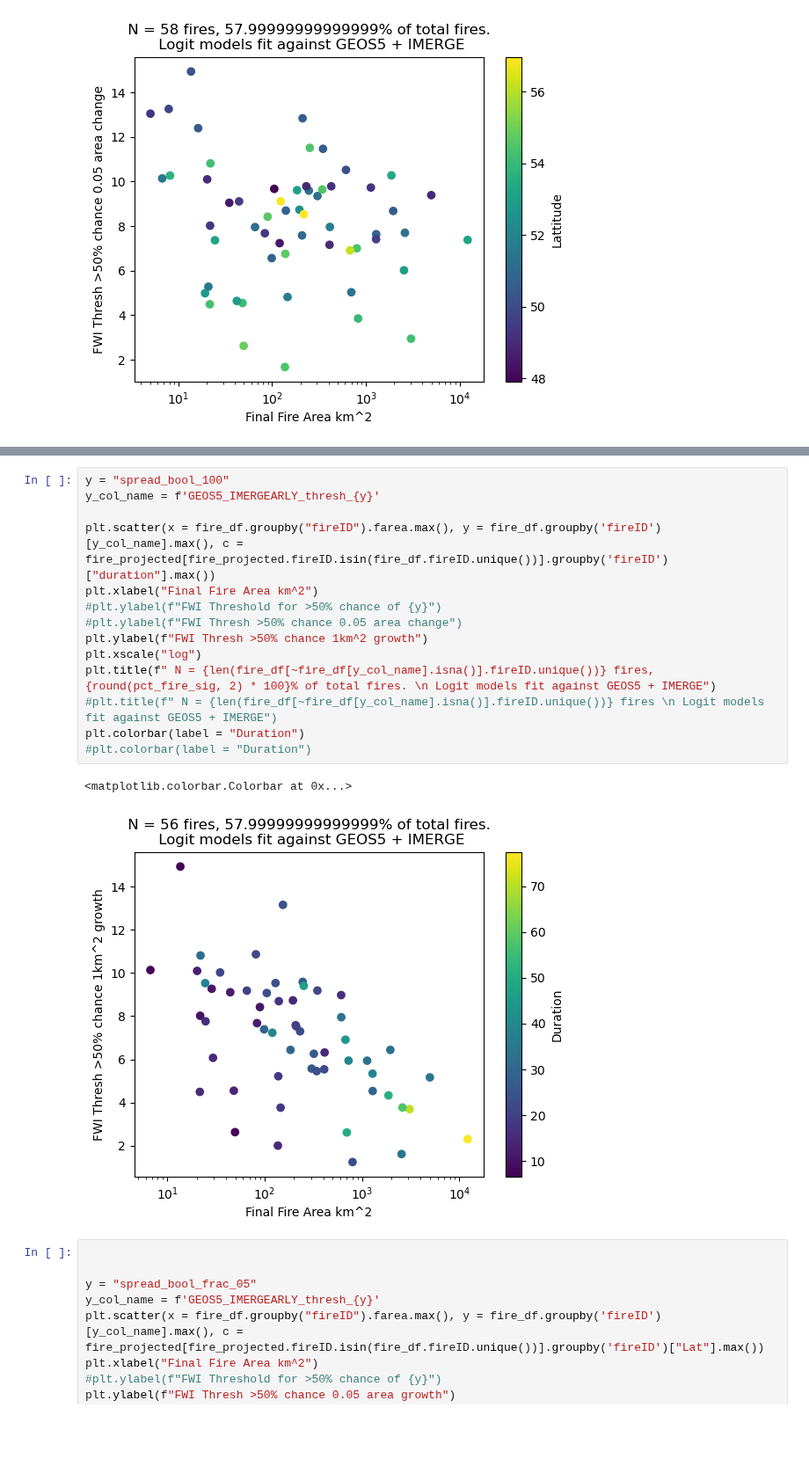
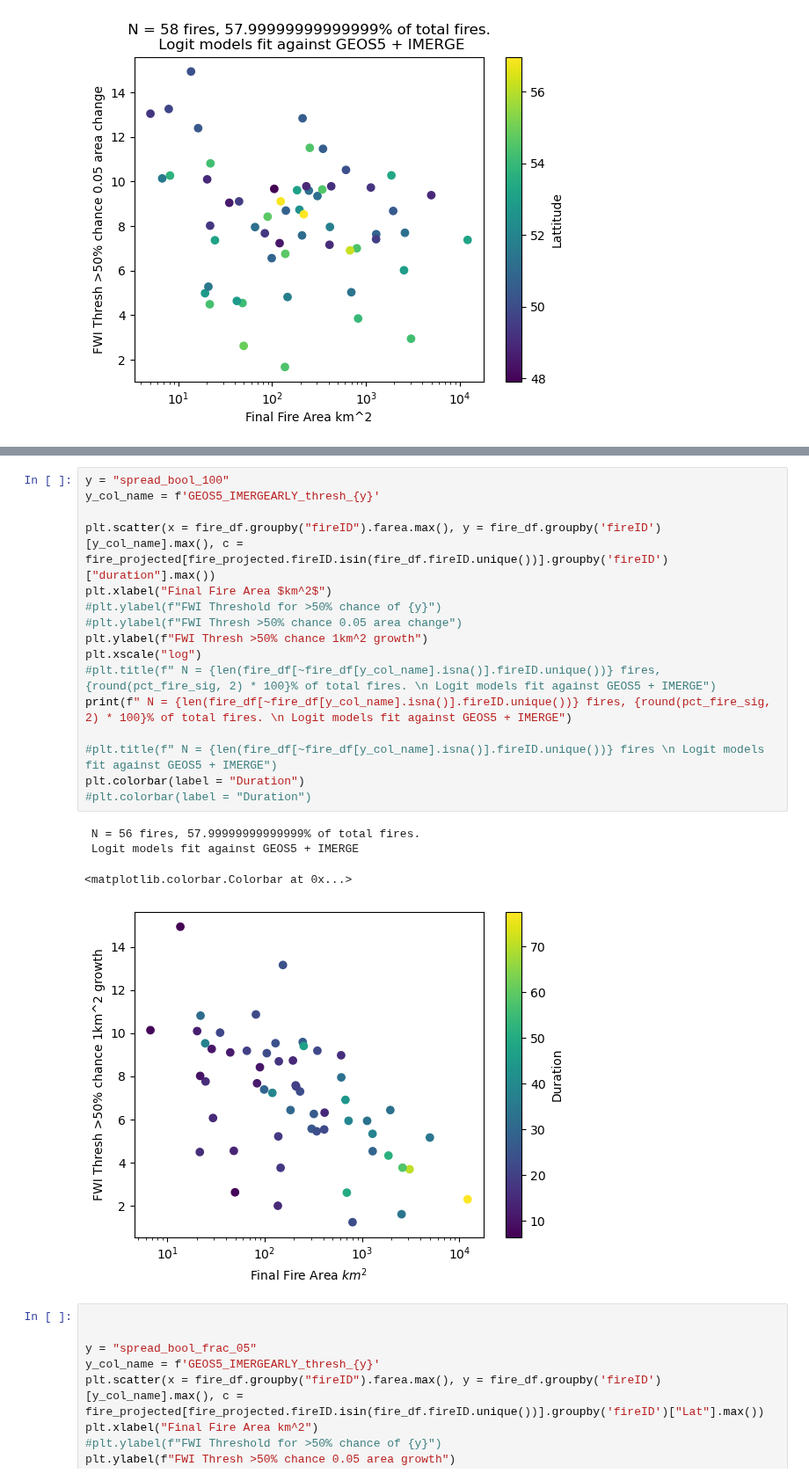
Before and after one commit to mccabete/fwiVis, a Jupyter notebook: notebooks/Logit_models.ipynb, the cells around one changed output, grey strips where cells are left out. Shown at 88% size. Drawn from its saved outputs; the diff is of its cells as text; blank space fills up the shorter version.

```diff
--- a/notebooks/Logit_models.ipynb
+++ b/notebooks/Logit_models.ipynb
@@ -1024,20 +1061,24 @@ print()
 # %%
 y = "spread_bool_100"
 y_col_name = f'GEOS5_IMERGEARLY_thresh_{y}'
 
 plt.scatter(x = fire_df.groupby("fireID").farea.max(), y = fire_df.groupby('fireID')[y_col_name].max(), c = fire_projected[fire_projected.fireID.isin(fire_df.fireID.unique())].groupby('fireID')["duration"].max())
-plt.xlabel("Final Fire Area km^2")
+plt.xlabel("Final Fire Area $km^2$")
 #plt.ylabel(f"FWI Threshold for >50% chance of {y}")
 #plt.ylabel(f"FWI Thresh >50% chance 0.05 area change")
 plt.ylabel(f"FWI Thresh >50% chance 1km^2 growth")
 plt.xscale("log")
-plt.title(f" N = {len(fire_df[~fire_df[y_col_name].isna()].fireID.unique())} fires, {round(pct_fire_sig, 2) * 100}% of total fires. \n Logit models fit against GEOS5 + IMERGE")
+#plt.title(f" N = {len(fire_df[~fire_df[y_col_name].isna()].fireID.unique())} fires, {round(pct_fire_sig, 2) * 100}% of total fires. \n Logit models fit against GEOS5 + IMERGE")
+print(f" N = {len(fire_df[~fire_df[y_col_name].isna()].fireID.unique())} fires, {round(pct_fire_sig, 2) * 100}% of total fires. \n Logit models fit against GEOS5 + IMERGE")
+
 #plt.title(f" N = {len(fire_df[~fire_df[y_col_name].isna()].fireID.unique())} fires \n Logit models fit against GEOS5 + IMERGE")
 plt.colorbar(label = "Duration")
 #plt.colorbar(label = "Duration")
 # %% [output]
-<matplotlib.colorbar.Colorbar at 0x...>
+ N = 56 fires, 57.99999999999999% of total fires.
+ Logit models fit against GEOS5 + IMERGE
+<matplotlib.colorbar.Colorbar at 0x...>
-[figure, old version]
+[figure, new version]
 # %%
 
 
```
Also changed, not shown: parts of 25 cells of this notebook, 9 other files.
